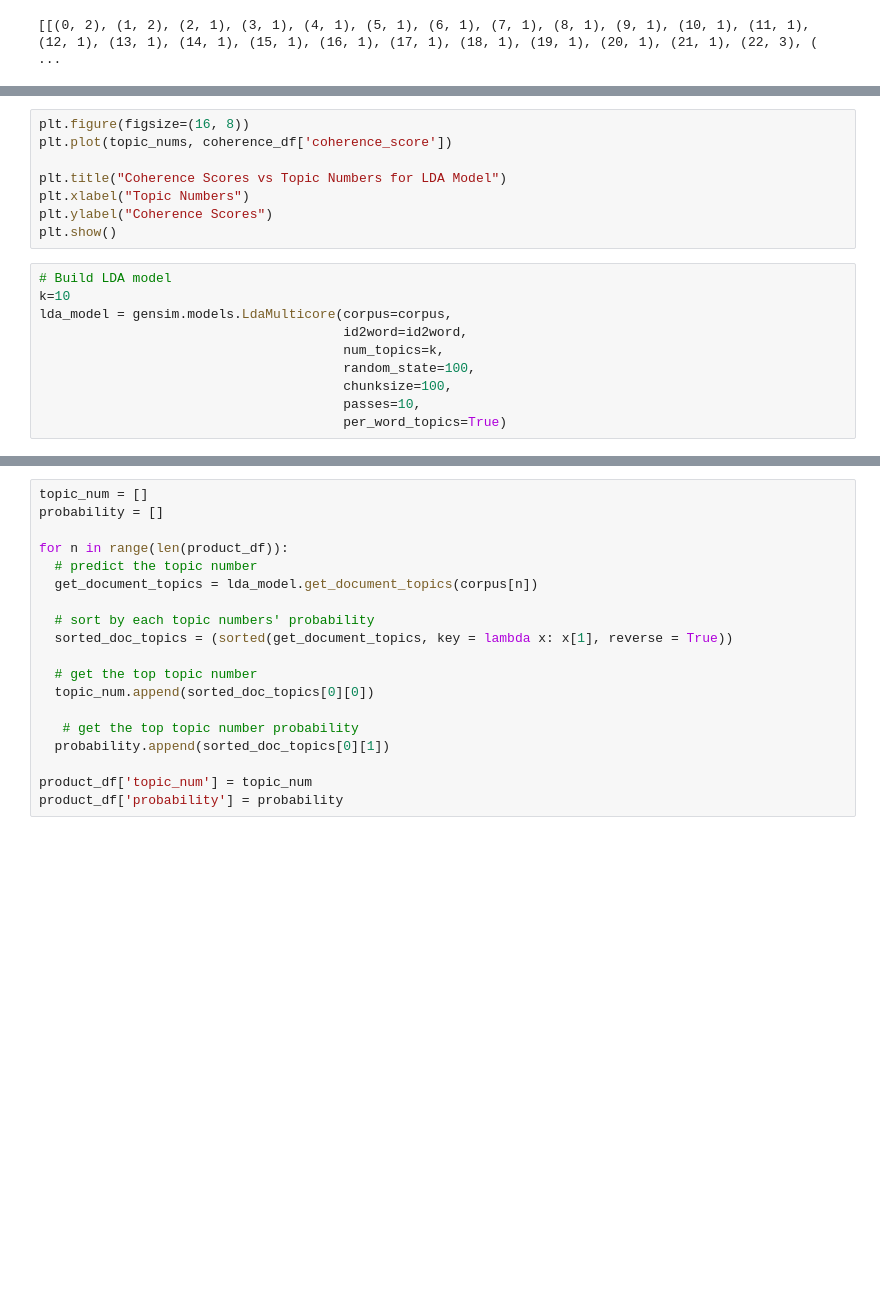
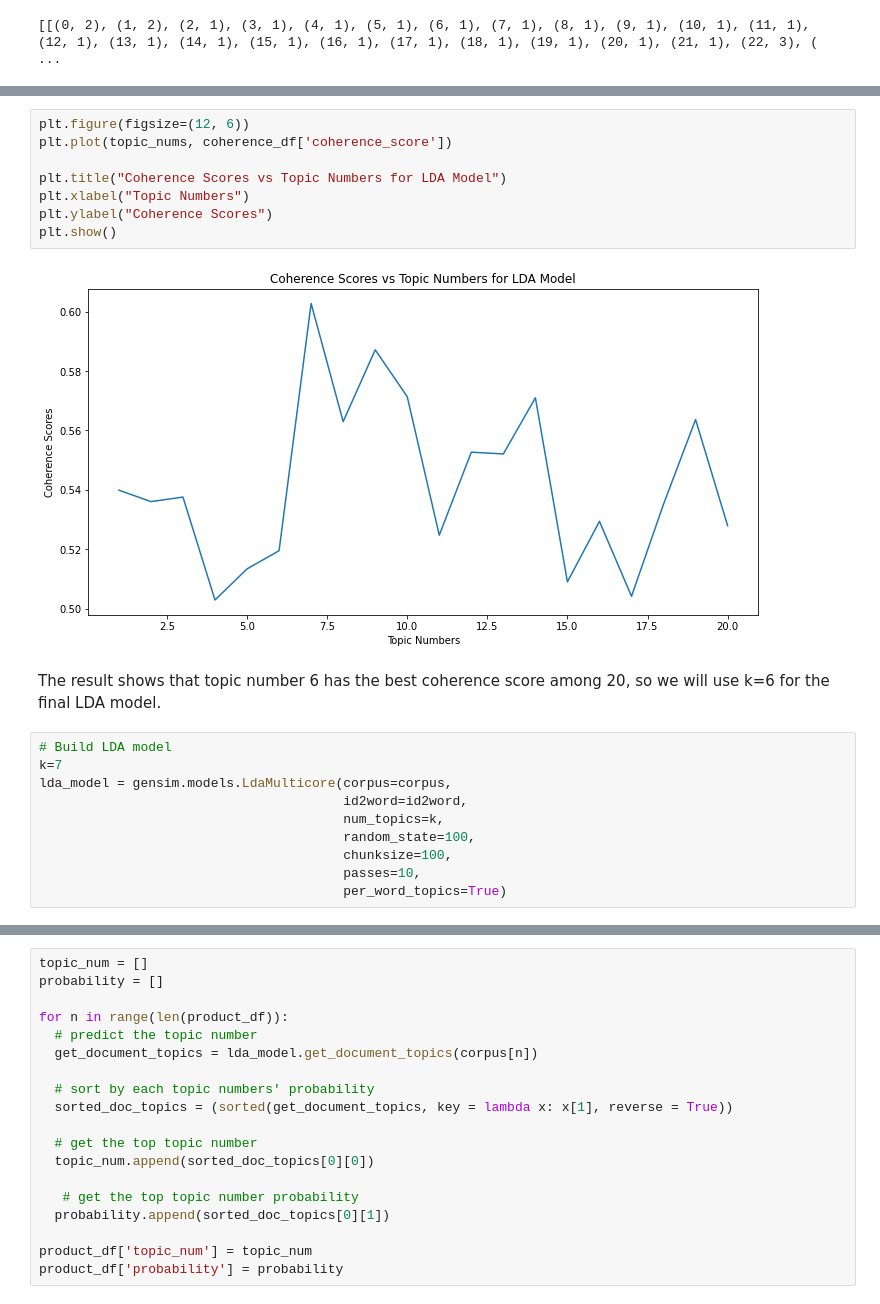
Before and after one commit to DATA-606-SPRING-2022/Jin_DATA606, a Jupyter notebook: ipynb/DATA606_Part2_ContentBasedFiltering.ipynb, the cells around one changed output, grey strips where cells are left out. Saved outputs shown, nothing was run; the diff lists cells and outputs as text; blank space fills up the shorter version.

```diff
--- a/ipynb/DATA606_Part2_ContentBasedFiltering.ipynb
+++ b/ipynb/DATA606_Part2_ContentBasedFiltering.ipynb
@@ -450,14 +437,18 @@ KeyboardInterrupt
 # %%
-plt.figure(figsize=(16, 8))
+plt.figure(figsize=(12, 6))
 plt.plot(topic_nums, coherence_df['coherence_score'])
 
 plt.title("Coherence Scores vs Topic Numbers for LDA Model")
 plt.xlabel("Topic Numbers")
 plt.ylabel("Coherence Scores")
 plt.show()
+# %% [output]
+[figure, added]
+# %% [markdown]
+The result shows that topic number 6 has the best coherence score among 20, so we will use k=6 for the final LDA model.
 # %%
 # Build LDA model
-k=10
+k=7
 lda_model = gensim.models.LdaMulticore(corpus=corpus,
                                        id2word=id2word,
                                        num_topics=k,
```
Also changed, not shown: parts of 13 cells of this notebook.
